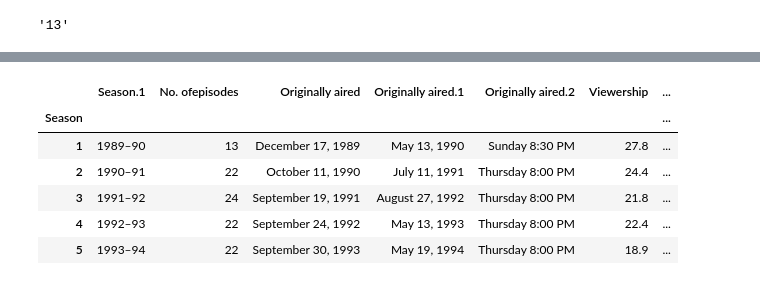
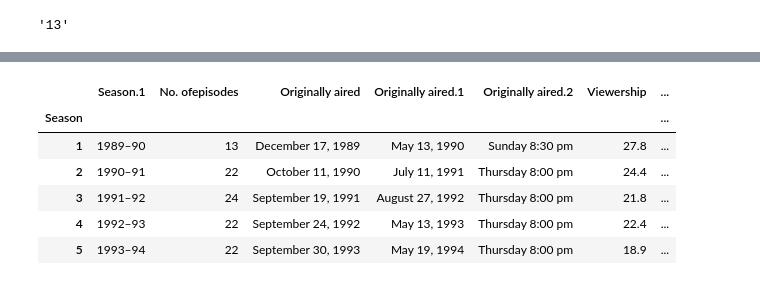
Before and after one commit to Luderio/RDP-Reading-Data-with-Python-and-Pandas, a Jupyter notebook: unit-1-reading-data-with-python-and-pandas/lesson-17-reading-html-tables/files/Lecture.ipynb, the cells around one changed output, grey strips where cells are left out. Saved outputs shown, nothing was run; the diff lists cells and outputs as text; code cells hidden in the pictures.

```diff
--- a/unit-1-reading-data-with-python-and-pandas/lesson-17-reading-html-tables/files/Lecture.ipynb
+++ b/unit-1-reading-data-with-python-and-pandas/lesson-17-reading-html-tables/files/Lecture.ipynb
@@ -282,12 +321,12 @@ simpsons.to_csv('out.csv')
 # %%
-pd.read_csv('out.csv', index_col='Season').head()
+pd.read_csv('simpsons.csv', index_col='Season').head()
 # %% [output]
 |  | Season.1 | No. ofepisodes | Originally aired | Originally aired.1 | Originally aired.2 | Viewership | ... |
 | Season |  |  |  |  |  |  | ... |
-| 1 | 1989–90 | 13 | December 17, 1989 | May 13, 1990 | Sunday 8:30 PM | 27.8 | ... |
-| 2 | 1990–91 | 22 | October 11, 1990 | July 11, 1991 | Thursday 8:00 PM | 24.4 | ... |
-| 3 | 1991–92 | 24 | September 19, 1991 | August 27, 1992 | Thursday 8:00 PM | 21.8 | ... |
-| 4 | 1992–93 | 22 | September 24, 1992 | May 13, 1993 | Thursday 8:00 PM | 22.4 | ... |
-| 5 | 1993–94 | 22 | September 30, 1993 | May 19, 1994 | Thursday 8:00 PM | 18.9 | ... |
+| 1 | 1989–90 | 13 | December 17, 1989 | May 13, 1990 | Sunday 8:30 pm | 27.8 | ... |
+| 2 | 1990–91 | 22 | October 11, 1990 | July 11, 1991 | Thursday 8:00 pm | 24.4 | ... |
+| 3 | 1991–92 | 24 | September 19, 1991 | August 27, 1992 | Thursday 8:00 pm | 21.8 | ... |
+| 4 | 1992–93 | 22 | September 24, 1992 | May 13, 1993 | Thursday 8:00 pm | 22.4 | ... |
+| 5 | 1993–94 | 22 | September 30, 1993 | May 19, 1994 | Thursday 8:00 pm | 18.9 | ... |
 # %% [markdown]
 ![purple-divider](https://user-images.githubusercontent.com/7065401/52071927-c1cd7100-2562-11e9-908a-dde91ba14e59.png)
```
Also changed, not shown: parts of 9 cells of this notebook, 4 other files.
